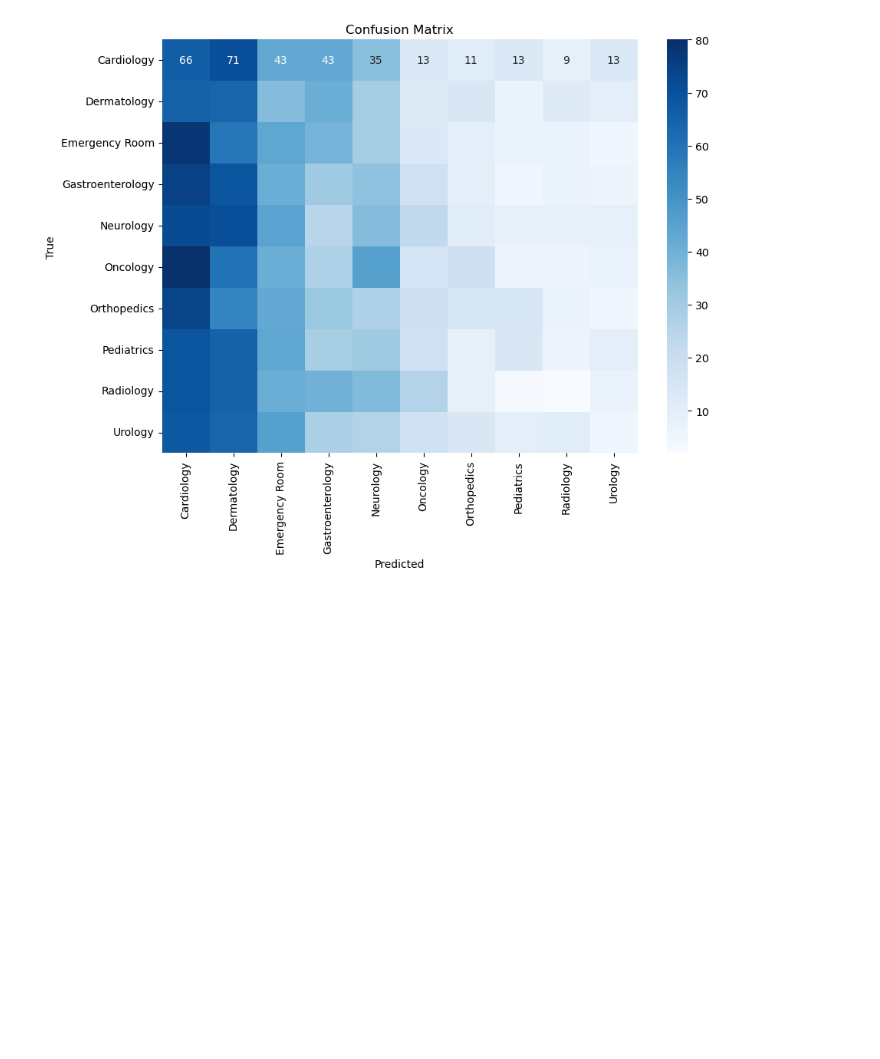
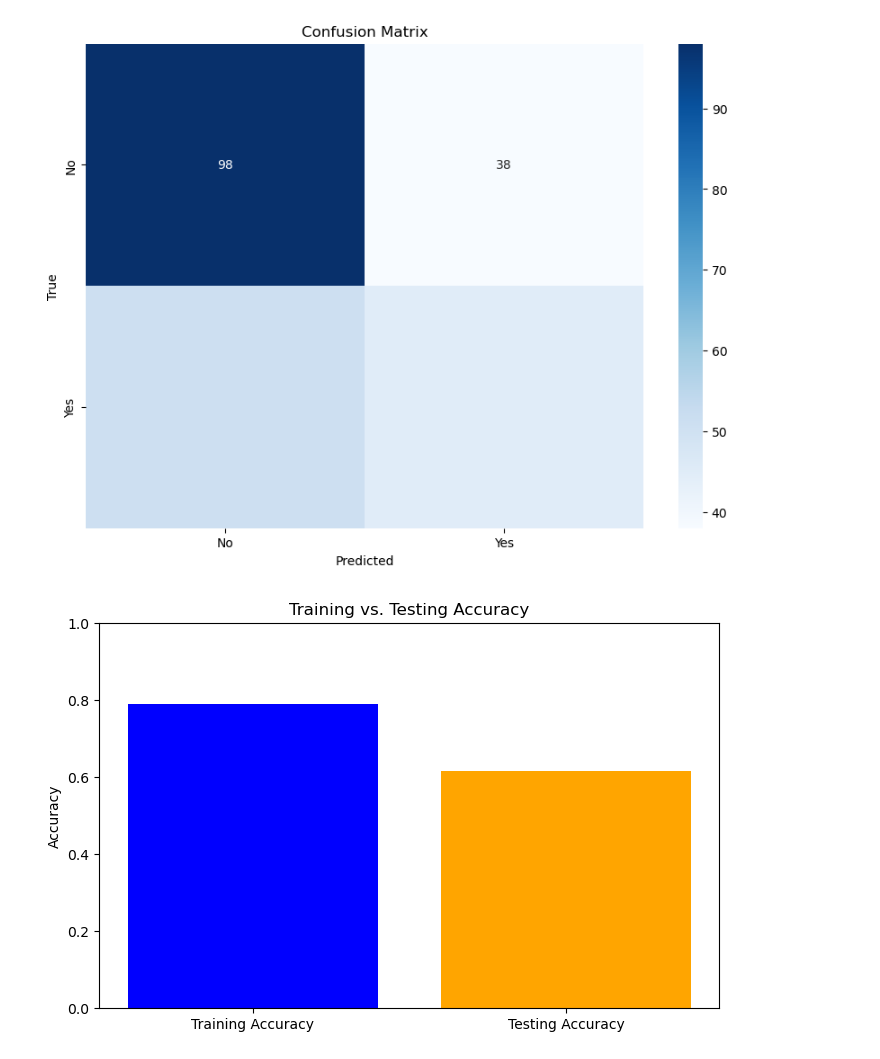
Before and after one commit to God-yash12/python-source-code, a Jupyter notebook: ModelImplement.ipynb, the cells around one changed output. Drawn from its saved outputs; the diff is of its cells as text; code cells hidden in the pictures; blank space fills up the shorter version.

```diff
--- a/ModelImplement.ipynb
+++ b/ModelImplement.ipynb
@@ -103,28 +355,13 @@ import matplotlib.pyplot as plt
 from sklearn.model_selection import GridSearchCV
 
 # Load the dataset
-df = pd.read_csv(r"C:\Users\ganes\Downloads\combinedData.csv")
+df = pd.read_csv(r"C:\Users\ganes\Downloads\HospitalDatasets.csv")
 
-# Display the first few rows of the dataset
-print(df.head())
-
-# Select the target column (for this example, we'll use 'Hospital Department')
-target = 'Hospital Department'
+# Select the target column
+target = 'Readmission'
 
 # Handle missing values (if any)
 df = df.dropna()
-
-#Removing Duplications
-data = data.drop_duplicates()
-
-# Dropping irrelevant features
-data = data.drop(['patient_name', 'Phone'], axis=1)
-
-# Convert categorical variables to numerical
-data = pd.get_dummies(data, columns=['gender', 'blood_type', 'Primary Diagnosis', 'Discharge Status',
-                                     'Follow-Up Visits', 'Insurance Type', 'Income Level', 'Employment Status',
-                                     'Admission Type', 'Admission Source', 'Hospital Department'])
-
 
 # Encode categorical features
 label_encoders = {}
@@ -147,7 +384,6 @@ X_train, X_test, y_train, y_test = train_test_split(X, y, test_size=0.3, random_
 
 # Standardize the features
 scaler = StandardScaler()
-data[['age', 'Length of Stay']] = scaler.fit_transform(data[['age', 'Length of Stay']])
 X_train = scaler.fit_transform(X_train)
 X_test = scaler.transform(X_test)
 
@@ -172,15 +408,10 @@ print("Precision:", precision)
 print("Recall:", recall)
 print("Classification Report:\n", classification_rep)
 
-
 # Training accuracy
 train_accuracy = knn.score(X_train, y_train)
 # Testing accuracy
 test_accuracy = knn.score(X_test, y_test)
-
-print(f'Training Accuracy: {train_accuracy}')
-print(f'Testing Accuracy: {test_accuracy}')
-
 
 # Define the parameter grid
 param_grid = {'n_neighbors': range(1, 11)}
@@ -189,7 +420,10 @@ param_grid = {'n_neighbors': range(1, 11)}
 grid_search = GridSearchCV(KNeighborsClassifier(), param_grid, cv=5)
 grid_search.fit(X_train, y_train)
 
-print(grid_search.best_params_)
+print("Best parameters found by Grid Search:", grid_search.best_params_)
+
+print(f"Training Accuracy: {train_accuracy}")
+print(f"Testing Accuracy: {test_accuracy}")
 
 # Plot confusion matrix
 plt.figure(figsize=(10, 7))
@@ -198,6 +432,50 @@ plt.xlabel('Predicted')
 plt.ylabel('True')
 plt.title('Confusion Matrix')
 plt.show()
+
+# Plot accuracy comparison
+plt.figure(figsize=(8, 5))
+plt.bar(['Training Accuracy', 'Testing Accuracy'], [train_accuracy, test_accuracy], color=['blue', 'orange'])
+plt.ylabel('Accuracy')
+plt.title('Training vs. Testing Accuracy')
+plt.ylim(0, 1)
+plt.show()
+
+# Plot class-specific performance metrics
+def plot_class_performance(y_test, y_pred):
+    print("Plotting class-specific performance metrics...")
+    class_labels = target_encoder.classes_
+    precision_scores = []
+    recall_scores = []
+    f1_scores = []
+
+    for class_label in class_labels:
+        class_index = target_encoder.transform([class_label])[0]
+        class_precision = precision_score(y_test, y_pred, labels=[class_index], average='weighted')
+        class_recall = recall_score(y_test, y_pred, labels=[class_index], average='weighted')
+        class_f1 = f1_score(y_test, y_pred, labels=[class_index], average='weighted')
+        precision_scores.append(class_precision)
+        recall_scores.append(class_recall)
+        f1_scores.append(class_f1)
+
+    x = np.arange(len(class_labels))  # the label locations
+    width = 0.25  # the width of the bars
+
+    fig, ax = plt.subplots(figsize=(12, 6))
+    bars1 = ax.bar(x - width, precision_scores, width, label='Precision')
+    bars2 = ax.bar(x, recall_scores, width, label='Recall')
+    bars3 = ax.bar(x + width, f1_scores, width, label='F1 Score')
+
+    ax.set_xlabel('Class')
+    ax.set_ylabel('Scores')
+    ax.set_title('Class-wise Performance Metrics')
+    ax.set_xticks(x)
+    ax.set_xticklabels(class_labels)
+    ax.legend()
+
+    plt.show()
+
+plot_class_performance(y_test, y_pred)
 
 # Analyze and discuss the results
 def analyze_results(y_test, y_pred):
@@ -250 +528,2 @@ weighted avg       0.10      0.10      0.09      2988
-[figure, old version]
+[figure, new version]
+[figure, added]
```
Also changed, not shown: parts of 5 cells of this notebook.
